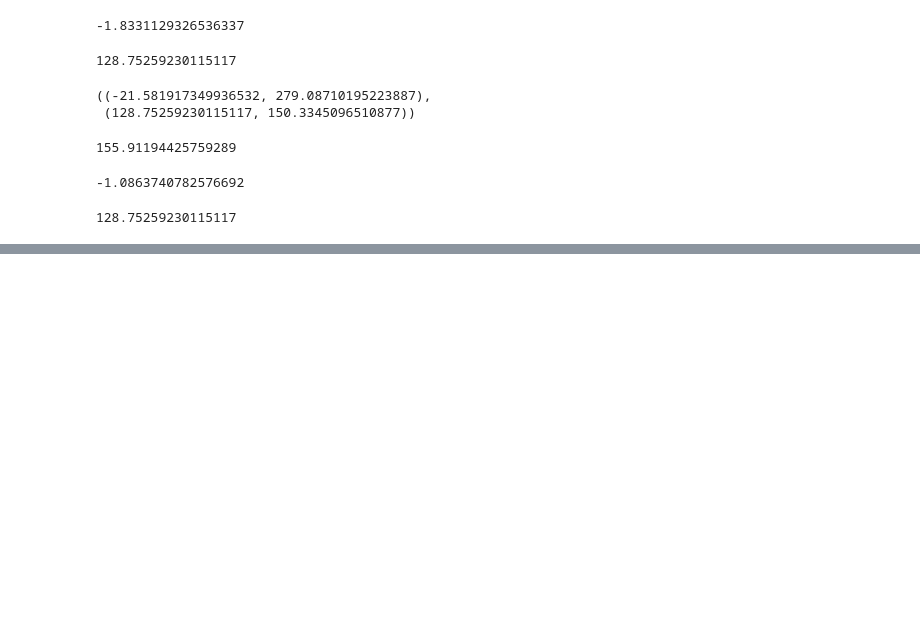
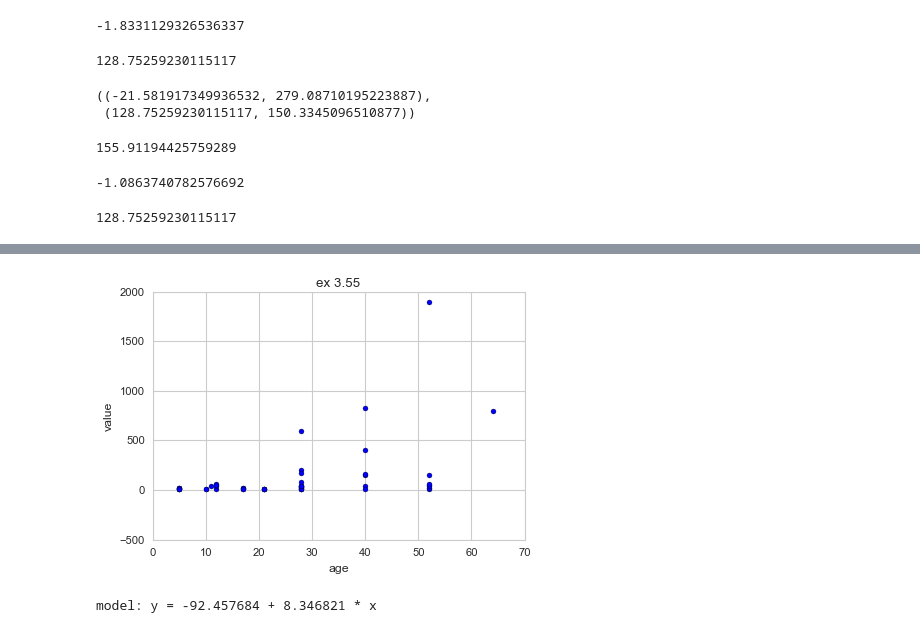
Before and after one commit to rickhaffey/stats-rams, a Jupyter notebook: exercises/Chapter 03 - Exercises.ipynb, the cells around one changed output, grey strips where cells are left out. Drawn from its saved outputs; the diff is of its cells as text; code cells hidden in the pictures; blank space fills up the shorter version.

```diff
--- a/exercises/Chapter 03 - Exercises.ipynb
+++ b/exercises/Chapter 03 - Exercises.ipynb
@@ -897,0 +928,3 @@ b0 + b1 * 25
+# %%
+beanie = pd.read_fwf("../data/ch03/BEANIE.DAT", colspec="infer", names=["name", "age", "status", "value"])
+beanie.head()
@@ -897,0 +938,19 @@ b0 + b1 * 25
+# %%
+plt.scatter(beanie.age, beanie.value)
+
+plt.xlabel("age")
+plt.ylabel("value")
+plt.title("ex 3.55");
+# %% [output]
+[figure, added]
+# %%
+n = len(beanie)
+SSxy = beanie.cov()['age']['value'] * (n - 1)
+SSxx = beanie.age.var() * (n - 1)
+beta1 = SSxy / SSxx
+beta0 = beanie.value.mean() - beta1 * beanie.age.mean()
+def yHat(x):
+    return beta0 + beta1 * x
+print("model: y = %f + %f * x" % (beta0, beta1))
+# %% [output]
+model: y = -92.457684 + 8.346821 * x
```
Also changed, not shown: parts of 61 cells of this notebook.
